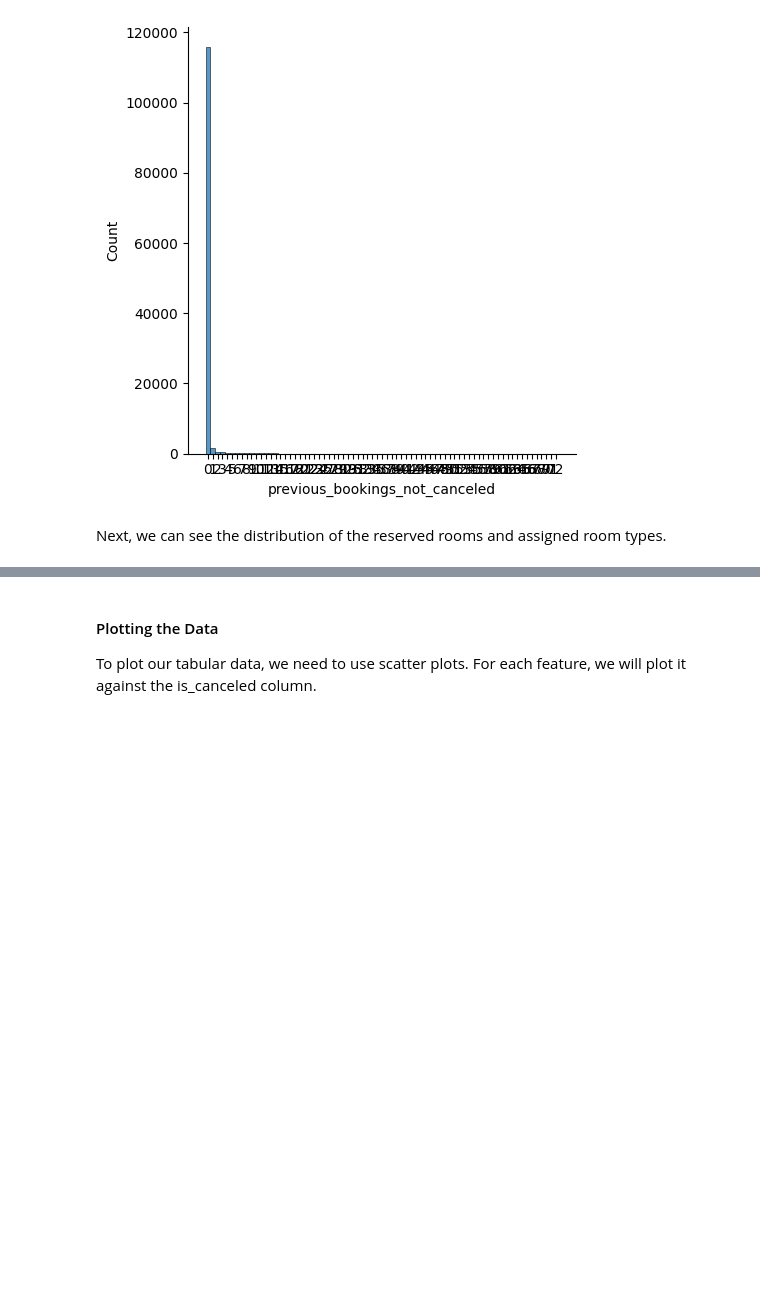
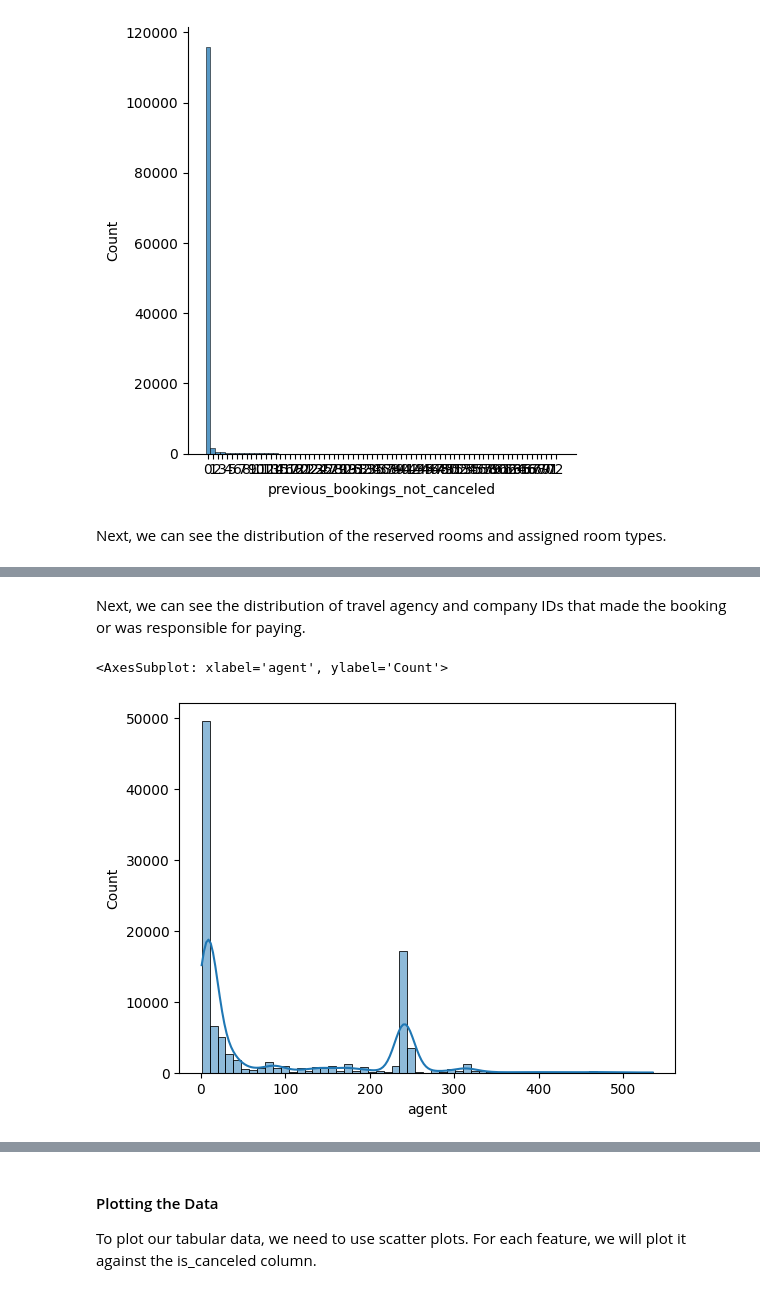
Before and after one commit to thadUra/ECS-171-Hotel-Cancellation, a Jupyter notebook: DataExplorationMilestone.ipynb, the cells around one changed output, grey strips where cells are left out. Drawn from its saved outputs; the diff is of its cells as text; code cells hidden in the pictures; blank space fills up the shorter version.

```diff
--- a/DataExplorationMilestone.ipynb
+++ b/DataExplorationMilestone.ipynb
@@ -302,0 +317,7 @@ Next, we can see the distribution of the reserved rooms and assigned room types.
+# %% [markdown]
+Next, we can see the distribution of travel agency and company IDs that made the booking or was responsible for paying.
+# %%
+sns.histplot(data=df, x='agent', kde=True)
+# %% [output]
+<AxesSubplot: xlabel='agent', ylabel='Count'>
+[figure, added]
```
Also changed, not shown: parts of 18 cells of this notebook, 1 other file.
